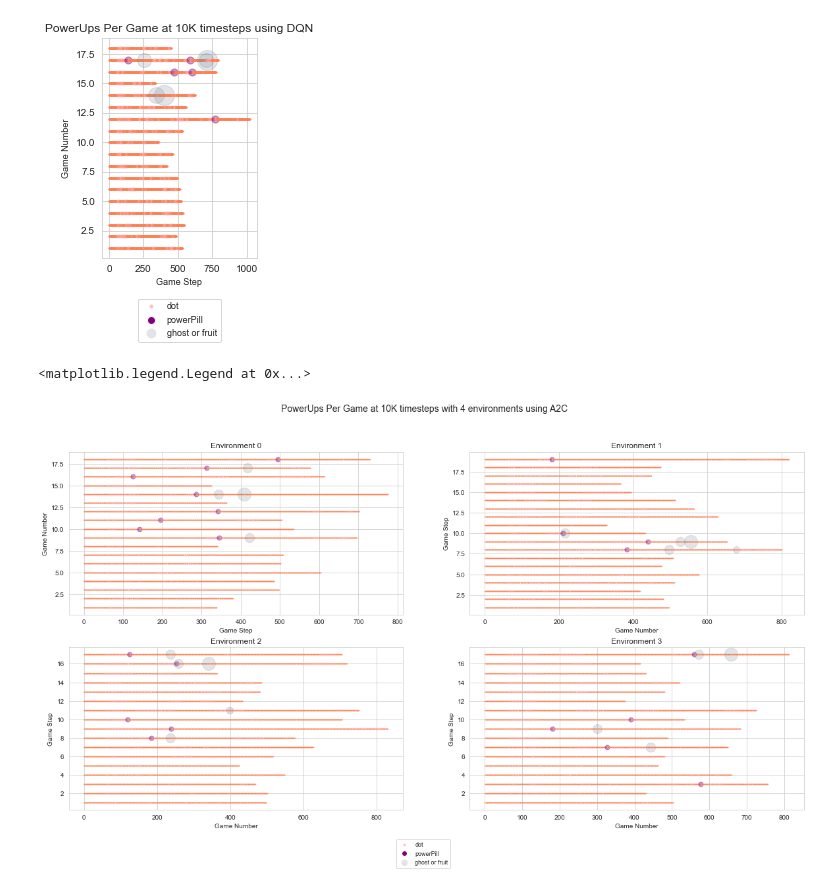
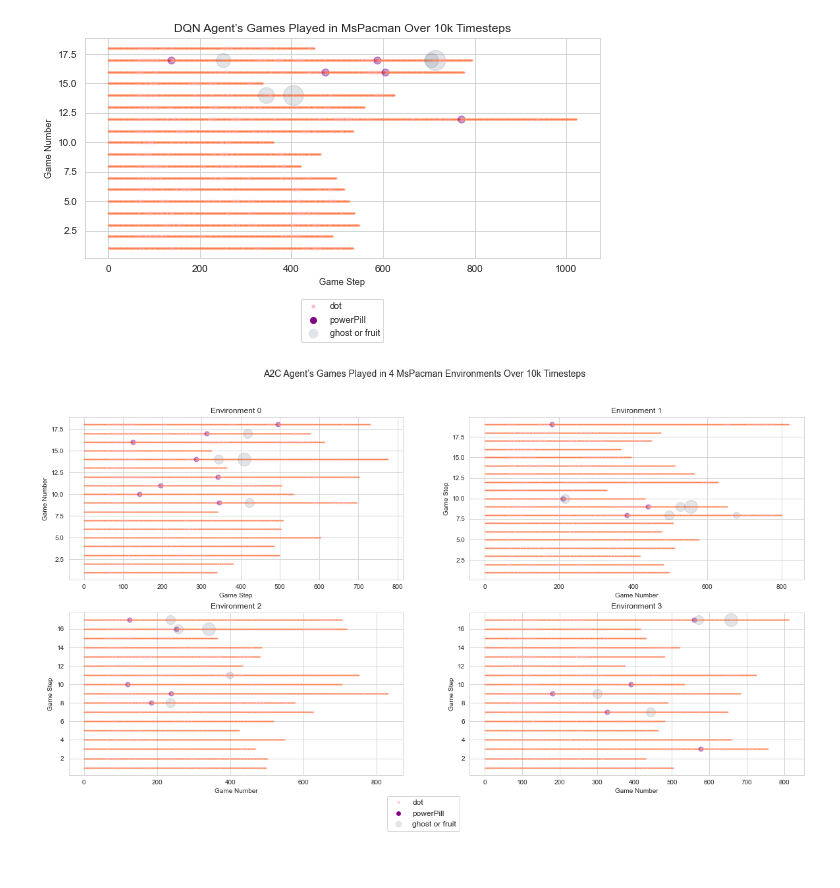
Before and after one commit to IRLL/Atari-Data-Scraper, a Jupyter notebook: Visualizations from Data Scraper.ipynb, the cells around one changed output. Saved outputs shown, nothing was run; the diff lists cells and outputs as text; code cells hidden in the pictures.

```diff
--- a/Visualizations from Data Scraper.ipynb
+++ b/Visualizations from Data Scraper.ipynb
@@ -41,10 +50,9 @@ You should consider upgrading via the 'c:\users\justi\appdata\local\programs\pyt
 # %%
 # plot rewards obtained in game (eating ghost/fruit/pill/powerpill) as per
 # https://github.com/byrdsmyth/gym/blob/master/envDocs/environments_descriptions
-# using DQN
 
 #Variable for figure size (w,h)
-fgsz = (3, 5)
+fgsz = (8, 5)
 
 # read from csv
 col_list = ["steps_game", "total_game", "step_reward"]
@@ -60,45 +68,44 @@ for index, row in df.iterrows():
     if(reward == 60 or (reward > 60 and abs(reward) % 100 == 10)):
         isDot = True
     # no reward
     if(reward < 10 ):
         plt.scatter(row['steps_game'],row['total_game'],c="coral",s=1,alpha=0.5, label ="")
     # ate dot
     if(reward == 10 or isDot):
         plt.scatter(row['steps_game'],row['total_game'],c="pink",s=reward,alpha=0.2, label ="")
     # ate pill
     if(reward == 50):
         plt.scatter(row['steps_game'],row['total_game'],c='purple',s=reward,alpha=0.4, label ="")
     # ate ghost or fruit
     if(reward > 60):
         plt.scatter(row['steps_game'],row['total_game'],c='slategrey',s=reward,alpha=0.2, label ="")
 
 
 plt.ylabel('Game Number', fontsize=9)
 plt.xlabel('Game Step', fontsize=9)
-plt.title('PowerUps Per Game at 10K timesteps using DQN')
+plt.title('DQN Agent’s Games Played in MsPacman Over 10k Timesteps')
 
 dot_marker = Line2D([0], [0], marker='o', color='w', label='dot',
                         markerfacecolor='pink', markersize=5)
 pill_marker = Line2D([0], [0], marker='o', color='w', label='powerPill',
                         markerfacecolor='purple', markersize=8)
 ghost_fruit_marker = Line2D([0], [0], marker='o', color='w', label='ghost or fruit',
                         markerfacecolor='slategrey', markersize=10, alpha=0.2)
 plt.legend( loc='lower center', bbox_to_anchor=(0.5, -0.4), fontsize=9, handles=[dot_marker, pill_marker, ghost_fruit_marker])
 
 plt.tight_layout()
-
+plt.savefig('rewards_powerups_10K_DQN.png')
 plt.show()
 # %% [output]
-[figure, old version]
+[figure, new version]
 # %%
 # plot rewards obtained in game (eating ghost/fruit/pill/powerpill) as per
 # https://github.com/byrdsmyth/gym/blob/master/envDocs/environments_descriptions
-# using A2C
 
 f, [[ax0,ax1],[ax2,ax3]] = plt.subplots(2,2, figsize=(20,10))
-f.suptitle('PowerUps Per Game at 10K timesteps with 4 environments using A2C', fontsize=14)
+f.suptitle('A2C Agent’s Games Played in 4 MsPacman Environments Over 10k Timesteps', fontsize=14)
 
-# csv_file = "a2c_data_2021-02-10_14-03-28/df_mod.csv"
+
 csv_file = "vis_3.csv"
 
 num_rows = 10000
@@ -111,11 +118,10 @@ col_list_2 = ["steps_game_env_2", "total_game_env_2", "step_reward_env_2"]
 col_list_3 = ["steps_game_env_3", "total_game_env_3", "step_reward_env_3"]
 
 df = pd.read_csv(csv_file, usecols=col_list_0, nrows = num_rows)
-# remove the last game
+# remove the last game which is incomplete
 df = df[df["total_game_env_0"] != max(df["total_game_env_0"])]
 
 for index, row in df.iterrows():
-    # print("rew at ", index, " ", df["step_reward"][index])
     reward = df["step_reward_env_0"][index]
     # check if dot was eaten with another powerup
     isDot = False
@@ -140,7 +146,7 @@ ax0.set_title('Environment 0')
 
 # read from csv
 df1 = pd.read_csv(csv_file, usecols=col_list_1, nrows = num_rows)
-# remove the last game
+# remove the last game which is incomplete
 df1 = df1[df1["total_game_env_1"] != max(df1["total_game_env_1"])]
 
 for index, row in df1.iterrows():
@@ -168,11 +174,10 @@ ax1.set_ylabel('Game Step')
 ax1.set_title('Environment 1')
 
 df2 = pd.read_csv(csv_file, usecols=col_list_2, nrows = num_rows)
-# remove the last game
+# remove the last game which is incomplete
 df2 = df2[df2["total_game_env_2"] != max(df2["total_game_env_2"])]
 
 for index, row in df2.iterrows():
-    # print("rew at ", index, " ", df["step_reward"][index])
     reward = df2["step_reward_env_2"][index]
     # check if dot was eaten with another powerup
     isDot = False
@@ -196,11 +201,10 @@ ax2.set_ylabel('Game Step')
 ax2.set_title('Environment 2')
 
 df3 = pd.read_csv(csv_file, usecols=col_list_3, nrows = num_rows)
-# remove the last game
+# remove the last game which is incomplete
 df3 = df3[df3["total_game_env_3"] != max(df3["total_game_env_3"])]
 
 for index, row in df3.iterrows():
-    # print("rew at ", index, " ", df["step_reward"][index])
     reward = df3["step_reward_env_3"][index]
     # check if dot was eaten with another powerup
     isDot = False
@@ -228,10 +232,10 @@ pill_marker = Line2D([0], [0], marker='o', color='w', label='powerPill',
                         markerfacecolor='purple', markersize=8)
 ghost_fruit_marker = Line2D([0], [0], marker='o', color='w', label='ghost or fruit',
                         markerfacecolor='slategrey', markersize=10, alpha=0.2)
-f.legend( loc='lower center', fontsize=9, handles=[dot_marker, pill_marker, ghost_fruit_marker])
+f.legend( loc='lower center', fontsize=12, handles=[dot_marker, pill_marker, ghost_fruit_marker])
+f.savefig('rewards_collected_4envs_A2C_10K timesteps.png')
 # %% [output]
-<matplotlib.legend.Legend at 0x...>
-[figure, old version]
+[figure, new version]
 # %%
 # plot best and worst performing games based on rewards in A2C
 
```
Also changed, not shown: parts of 9 cells of this notebook, 4 other files.
